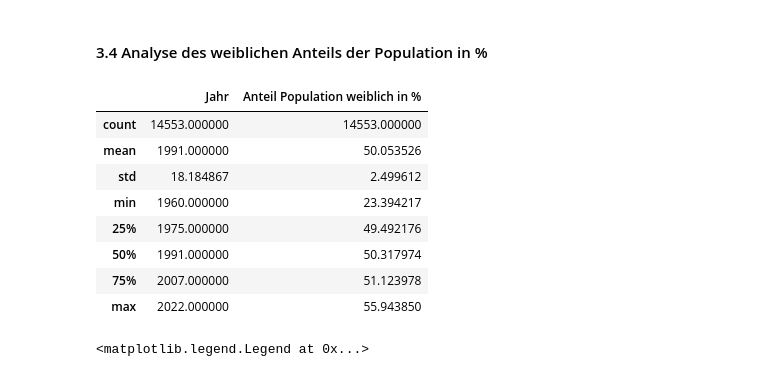
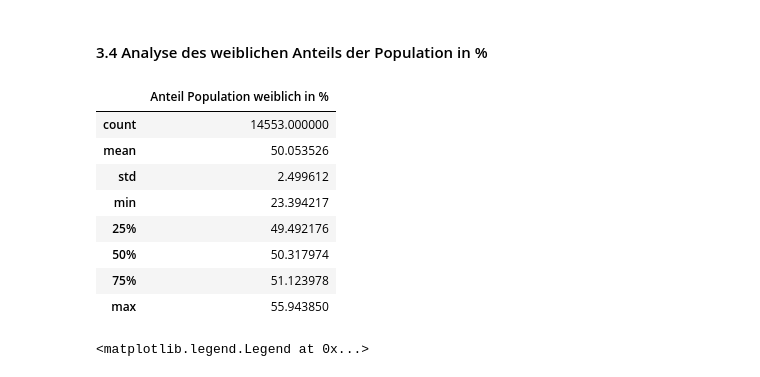
Before and after one commit to elenabuchli/Leistungsnachweis_2, a Jupyter notebook: Leistungsnachweis_Python_Frauenanteil.ipynb, the cells around one changed output. Saved outputs shown, nothing was run; the diff lists cells and outputs as text; code cells hidden in the pictures.

```diff
--- a/Leistungsnachweis_Python_Frauenanteil.ipynb
+++ b/Leistungsnachweis_Python_Frauenanteil.ipynb
@@ -160,18 +160,19 @@ g.legend()
 [figure]
 # %% [markdown]
 #### 3.4 Analyse des weiblichen Anteils der Population in %
-# %%
-df.describe()
-# %% [output]
-|  | Jahr | Anteil Population weiblich in % |
-| count | 14553.000000 | 14553.000000 |
-| mean | 1991.000000 | 50.053526 |
-| std | 18.184867 | 2.499612 |
-| min | 1960.000000 | 23.394217 |
-| 25% | 1975.000000 | 49.492176 |
-| 50% | 1991.000000 | 50.317974 |
-| 75% | 2007.000000 | 51.123978 |
-| max | 2022.000000 | 55.943850 |
+# %%
+x=df["Anteil Population weiblich in %"].describe()
+pd.DataFrame(x)
+# %% [output]
+|  | Anteil Population weiblich in % |
+| count | 14553.000000 |
+| mean | 50.053526 |
+| std | 2.499612 |
+| min | 23.394217 |
+| 25% | 49.492176 |
+| 50% | 50.317974 |
+| 75% | 51.123978 |
+| max | 55.943850 |
 # %%
 g = df['Anteil Population weiblich in %'].plot(kind='hist', bins=20, title='Histogramm des weiblichen Anteils der Population',
                            xlabel='Anteil Population weiblich in %', ylabel='Anzahl Datenpunkte')
```
